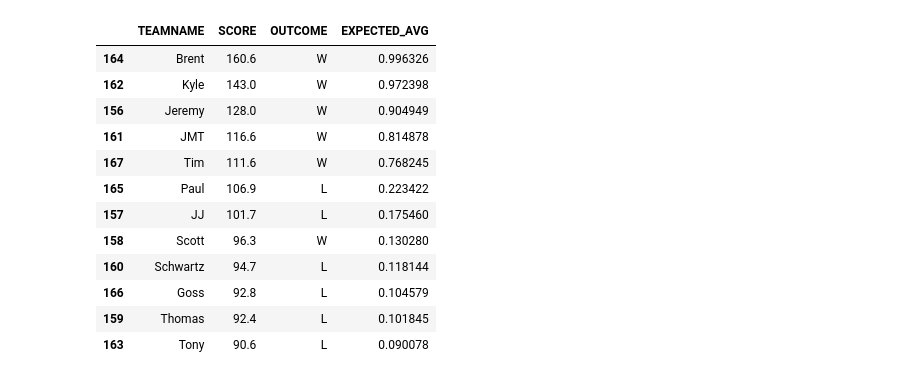
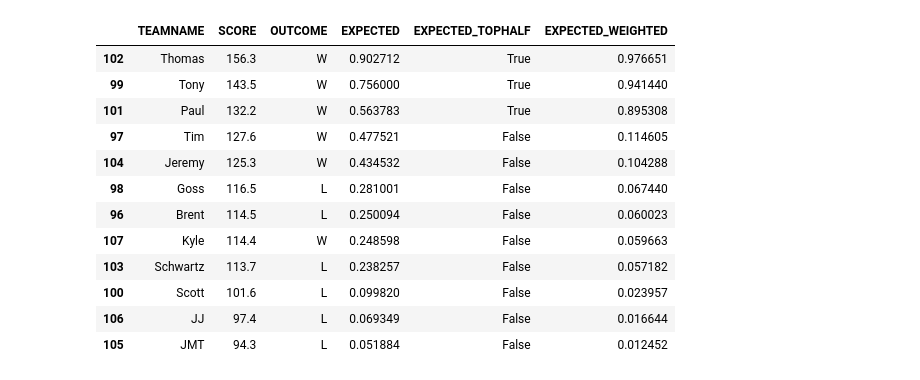
Before and after one commit to pmracek/fantasyfb, a Jupyter notebook: Luck aka Pythagorean Expected Wins .ipynb, the cells around one changed output. Saved outputs shown, nothing was run; the diff lists cells and outputs as text; code cells hidden in the pictures.

Commit message:
end of 2018 season.

```diff
--- a/Luck aka Pythagorean Expected Wins .ipynb
+++ b/Luck aka Pythagorean Expected Wins .ipynb
@@ -1,4 +1,10 @@
 # %%
+import matplotlib.pyplot as plt
 import pandas as pd
 import numpy as np
 import scipy.stats as st
+input = {
+    'season' : '2018'
+    ,'tophalfweight' : .76
+}
+pd.options.display.max_rows = 200
@@ -9,14 +11,16 @@ NameError: name 'df' is not defined
 # %%
-df = pd.read_csv('data/2017_00_matchup_recap.txt', header=0)
+df = pd.read_csv('data/'+input['season']+'_00_matchup_recap.txt', header=0)
 
-scores = df.loc[df['SEASON']==2017][['TEAMNAME','SCORINGPERIOD','SCORE','OUTCOME']]
+scores = df.loc[df['SEASON']==int(input['season'])][['TEAMNAME','SCORINGPERIOD','SCORE','OUTCOME']]
 
 scores['ACTUAL'] = scores.apply(lambda row: row.OUTCOME == 'W', axis=1)
 scores['EXPECTED'] = scores['SCORE'].to_frame().apply(st.zscore, ddof=1).apply(st.norm.cdf)
-scores['EXPECTED_GT50'] = scores.apply(lambda row: row.EXPECTED > .5 , axis=1)
-scores['EXPECTED_AVG'] = (scores['EXPECTED']+scores['EXPECTED_GT50'])/2
+scores['EXPECTED_TOPHALF'] = scores.apply(lambda row: row.EXPECTED > .5 , axis=1)  # top half of season long scores.  needs to be by week
+#AVG overwieghts the TOPHALF
+scores['EXPECTED_WEIGHTED'] = (scores['EXPECTED']*(1-input['tophalfweight']))+(scores['EXPECTED_TOPHALF']*input['tophalfweight'])
 
-exp_wins = scores.groupby('TEAMNAME').sum()[['ACTUAL','EXPECTED','EXPECTED_GT50','EXPECTED_AVG']]
-exp_wins['LUCK']=exp_wins['ACTUAL']-exp_wins['EXPECTED']
-exp_wins['LUCK_GT50']=exp_wins['ACTUAL']-exp_wins['EXPECTED_GT50']
-exp_wins['LUCK_AVG']=(exp_wins['LUCK']+exp_wins['LUCK_GT50'])/2
+exp_wins = scores.groupby('TEAMNAME').sum()[['ACTUAL','EXPECTED','EXPECTED_TOPHALF','EXPECTED_WEIGHTED']]
+#exp_wins = scores.groupby('TEAMNAME').sum()[['ACTUAL','EXPECTED','EXPECTED_TOPHALF']]
+exp_wins['LUCK_EXPECTED']=exp_wins['ACTUAL']-exp_wins['EXPECTED']
+exp_wins['LUCK_TOPHALF']=exp_wins['ACTUAL']-exp_wins['EXPECTED_TOPHALF']
+exp_wins['LUCK_WEIGHTED']=exp_wins['ACTUAL']-exp_wins['EXPECTED_WEIGHTED']
@@ -40,18 +44,18 @@ exp_wins[['ACTUAL','EXPECTED_AVG','LUCK_AVG']].sort_values('LUCK_AVG')
 # %%
-scores[scores['SCORINGPERIOD']==scores['SCORINGPERIOD'].max()][['TEAMNAME','SCORE','OUTCOME','EXPECTED_AVG']].sort_values('EXPECTED_AVG', ascending=False)
+scores[scores['SCORINGPERIOD']==scores['SCORINGPERIOD'].max()][['TEAMNAME','SCORE','OUTCOME','EXPECTED','EXPECTED_TOPHALF','EXPECTED_WEIGHTED']].sort_values('EXPECTED_WEIGHTED', ascending=False)
 # %% [output]
-|  | TEAMNAME | SCORE | OUTCOME | EXPECTED_AVG |
-| 164 | Brent | 160.6 | W | 0.996326 |
-| 162 | Kyle | 143.0 | W | 0.972398 |
-| 156 | Jeremy | 128.0 | W | 0.904949 |
-| 161 | JMT | 116.6 | W | 0.814878 |
-| 167 | Tim | 111.6 | W | 0.768245 |
-| 165 | Paul | 106.9 | L | 0.223422 |
-| 157 | JJ | 101.7 | L | 0.175460 |
-| 158 | Scott | 96.3 | W | 0.130280 |
-| 160 | Schwartz | 94.7 | L | 0.118144 |
-| 166 | Goss | 92.8 | L | 0.104579 |
-| 159 | Thomas | 92.4 | L | 0.101845 |
-| 163 | Tony | 90.6 | L | 0.090078 |
+|  | TEAMNAME | SCORE | OUTCOME | EXPECTED | EXPECTED_TOPHALF | EXPECTED_WEIGHTED |
+| 102 | Thomas | 156.3 | W | 0.902712 | True | 0.976651 |
+| 99 | Tony | 143.5 | W | 0.756000 | True | 0.941440 |
+| 101 | Paul | 132.2 | W | 0.563783 | True | 0.895308 |
+| 97 | Tim | 127.6 | W | 0.477521 | False | 0.114605 |
+| 104 | Jeremy | 125.3 | W | 0.434532 | False | 0.104288 |
+| 98 | Goss | 116.5 | L | 0.281001 | False | 0.067440 |
+| 96 | Brent | 114.5 | L | 0.250094 | False | 0.060023 |
+| 107 | Kyle | 114.4 | W | 0.248598 | False | 0.059663 |
+| 103 | Schwartz | 113.7 | L | 0.238257 | False | 0.057182 |
+| 100 | Scott | 101.6 | L | 0.099820 | False | 0.023957 |
+| 106 | JJ | 97.4 | L | 0.069349 | False | 0.016644 |
+| 105 | JMT | 94.3 | L | 0.051884 | False | 0.012452 |
 # %%
 h2h = df.groupby(['TEAMNAME','OPPONENTNAME', 'OUTCOME'])['OUTCOME'].count().unstack().fillna(0)
```
Also changed, not shown: parts of 7 cells of this notebook, 24 other files.
